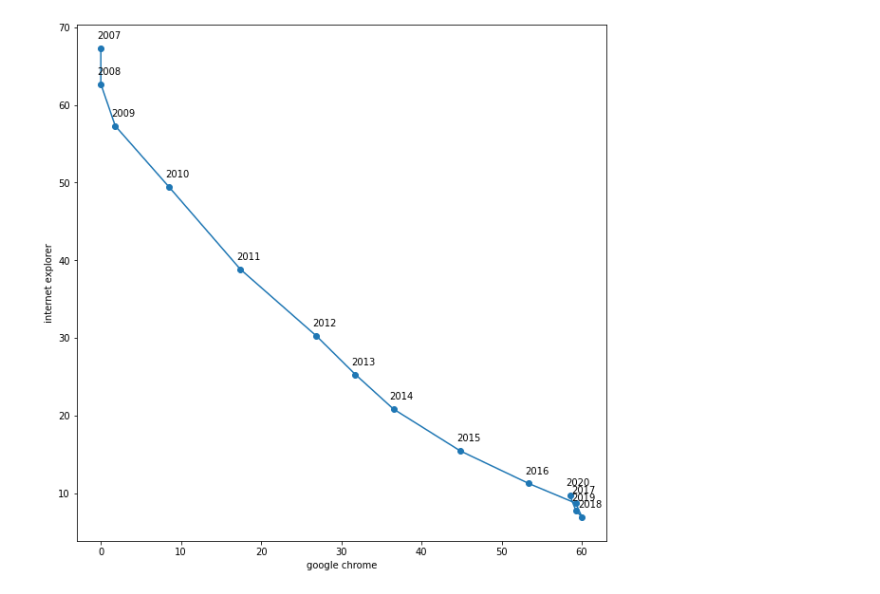
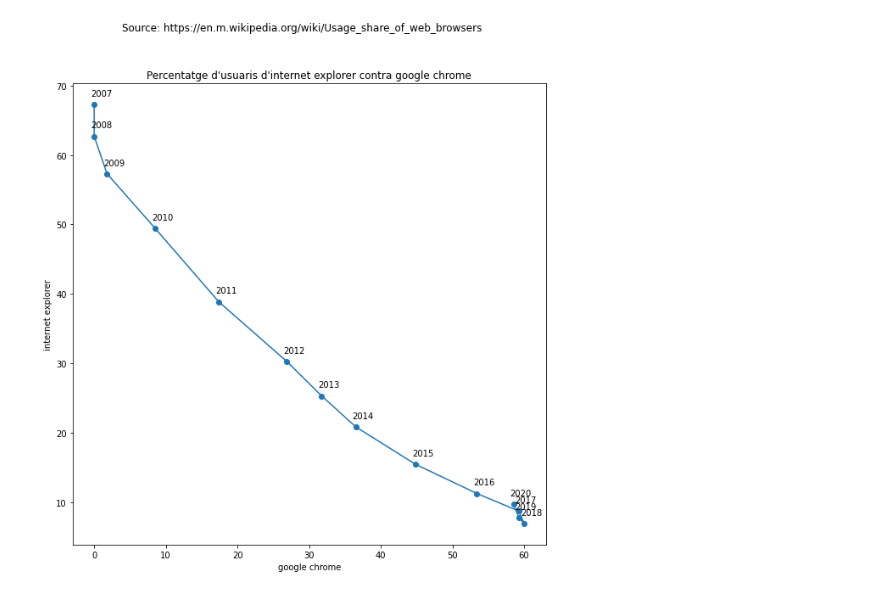
Before and after one commit to ainagarciaes/visualitzacio-de-dades, a Jupyter notebook: scatter/browsers.ipynb, the cells around one changed output. Cells and saved outputs as stored; diff of their text form; code cells hidden in the pictures.

```diff
--- a/scatter/browsers.ipynb
+++ b/scatter/browsers.ipynb
@@ -3,31 +3,33 @@
 import pandas as pd
 import matplotlib.pyplot as plt
 
 # import dataset
 df = pd.read_csv("https://raw.githubusercontent.com/ainagarciaes/ainagarciaes.github.io/main/browsers.csv")
 
 # set the figure size
 plt.figure(figsize=(10, 10))
 
 # plot the connected scatterplot
 plt.plot(df.chrome, df.ie, '-', marker='o')
 
 # add annotations in every 3 data points with a loop
 for line in range(0, df.shape[0]):
      plt.annotate(
           df.year[line],
           (df.chrome[line]+1, df.ie[line]+1),
           va='bottom',
           ha='center'
      )
 
+plt.title("Percentatge d'usuaris d'internet explorer contra google chrome")
+plt.suptitle("Source: https://en.m.wikipedia.org/wiki/Usage_share_of_web_browsers")
 # x axis label
 plt.xlabel('google chrome')
 
 # y axis label
 plt.ylabel('internet explorer')
 
 # show the graph
 plt.show()
 # %% [output]
-[figure, old version]
+[figure, new version]
```
